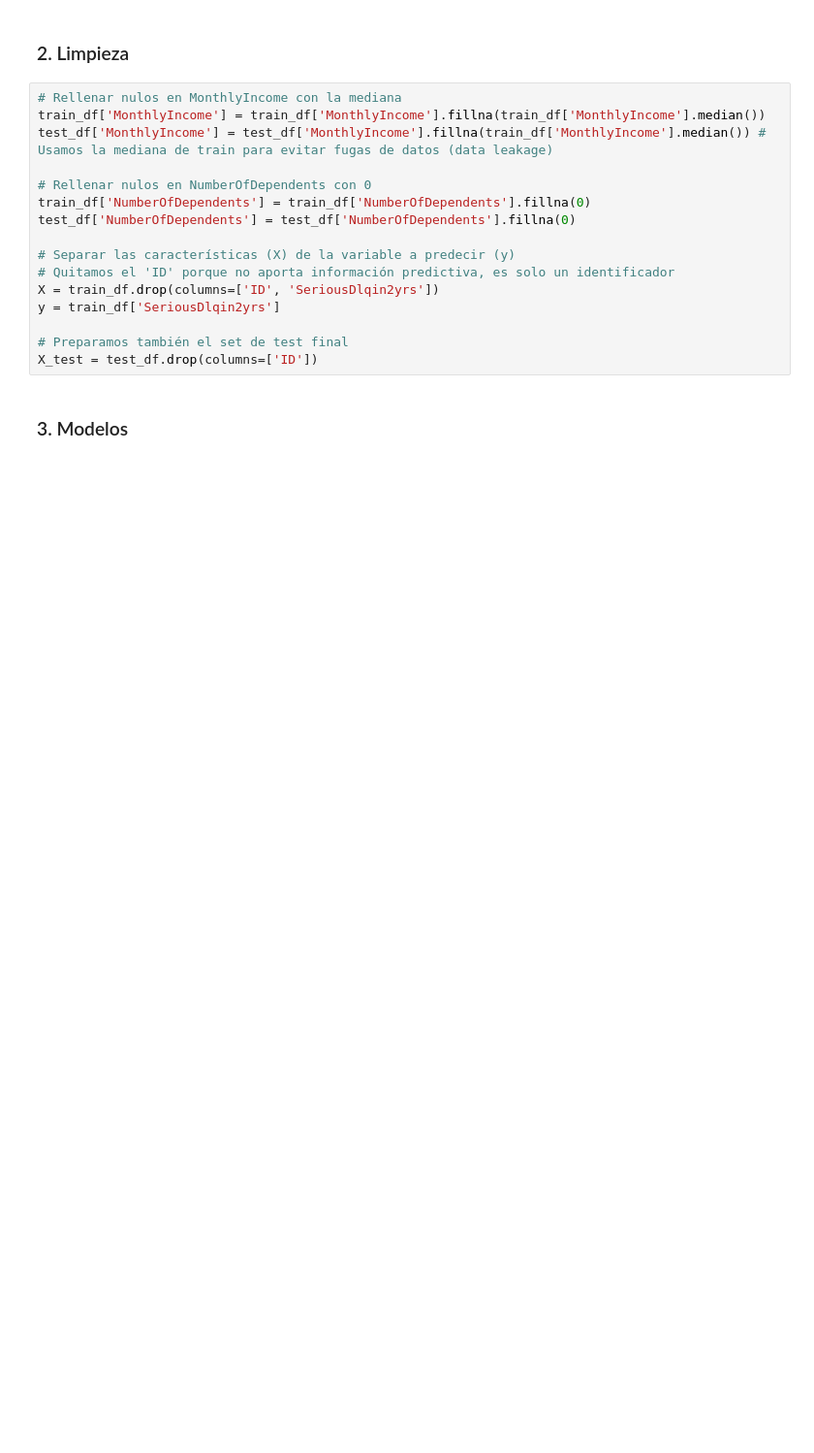
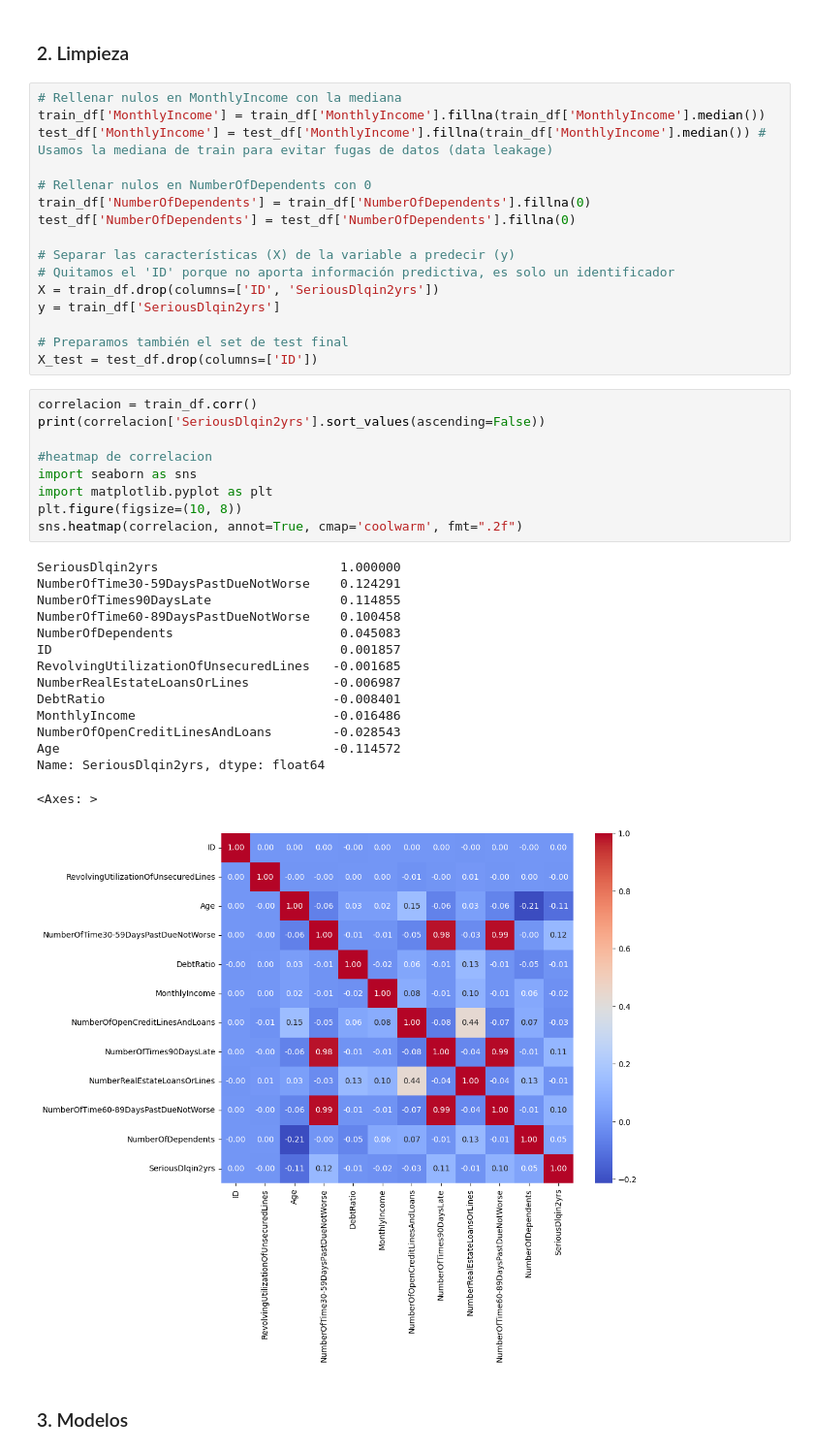
Before and after one commit to rou-tz/2026-02-BILBAO-FT-Data-Science, a Jupyter notebook: 3-Machine_Learning/1-Supervisado/Prediccion_Dinero_Kaggle/pasta.ipynb, the cells around one changed output. Shown at 97% size. Saved outputs shown, nothing was run; the diff lists cells and outputs as text; blank space fills up the shorter version.

```diff
--- a/3-Machine_Learning/1-Supervisado/Prediccion_Dinero_Kaggle/pasta.ipynb
+++ b/3-Machine_Learning/1-Supervisado/Prediccion_Dinero_Kaggle/pasta.ipynb
@@ -44,6 +58,31 @@ y = train_df['SeriousDlqin2yrs']
 
 # Preparamos también el set de test final
 X_test = test_df.drop(columns=['ID'])
+# %%
+correlacion = train_df.corr()
+print(correlacion['SeriousDlqin2yrs'].sort_values(ascending=False))
+
+#heatmap de correlacion
+import seaborn as sns
+import matplotlib.pyplot as plt
+plt.figure(figsize=(10, 8))
+sns.heatmap(correlacion, annot=True, cmap='coolwarm', fmt=".2f")
+# %% [output]
+SeriousDlqin2yrs                        1.000000
+NumberOfTime30-59DaysPastDueNotWorse    0.124291
+NumberOfTimes90DaysLate                 0.114855
+NumberOfTime60-89DaysPastDueNotWorse    0.100458
+NumberOfDependents                      0.045083
+ID                                      0.001857
+RevolvingUtilizationOfUnsecuredLines   -0.001685
+NumberRealEstateLoansOrLines           -0.006987
+DebtRatio                              -0.008401
+MonthlyIncome                          -0.016486
+NumberOfOpenCreditLinesAndLoans        -0.028543
+Age                                    -0.114572
+Name: SeriousDlqin2yrs, dtype: float64
+<Axes: >
+[figure, added]
 # %% [markdown]
 ### 3. Modelos
 # %%
```
Also changed, not shown: parts of 2 cells of this notebook, 2 other files.
